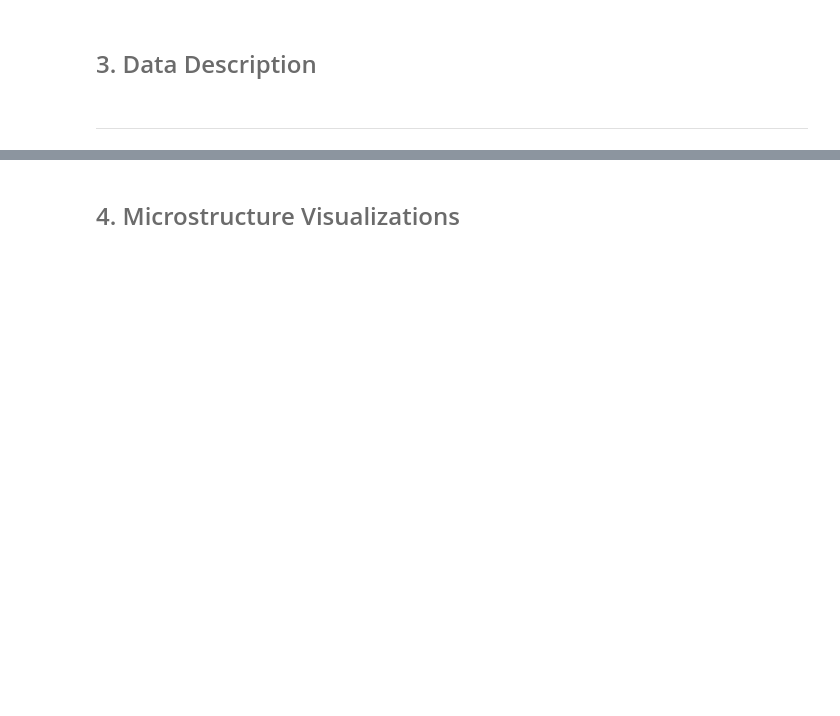
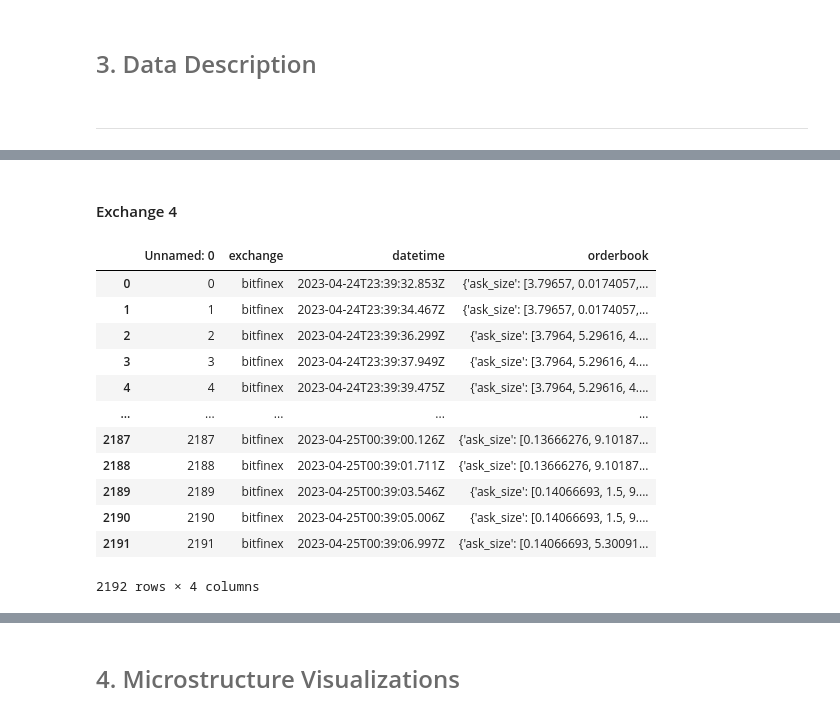
Before and after one commit to Tania-Bell/MyST_Lab4, a Jupyter notebook: notebook.ipynb, the cells around one changed output, grey strips where cells are left out. Saved outputs shown, nothing was run; the diff lists cells and outputs as text; code cells hidden in the pictures; blank space fills up the shorter version.

```diff
--- a/notebook.ipynb
+++ b/notebook.ipynb
@@ -204,0 +206,18 @@ series["bitfinex_ETHUSDT"].head()
+# %% [markdown]
+#### Exchange 4
+# %%
+pd.read_csv("files/"+data_files[3])
+# %% [output]
+|  | Unnamed: 0 | exchange | datetime | orderbook |
+| 0 | 0 | bitfinex | 2023-04-24T23:39:32.853Z | {'ask_size': [3.79657, 0.0174057,... |
+| 1 | 1 | bitfinex | 2023-04-24T23:39:34.467Z | {'ask_size': [3.79657, 0.0174057,... |
+| 2 | 2 | bitfinex | 2023-04-24T23:39:36.299Z | {'ask_size': [3.7964, 5.29616, 4.... |
+| 3 | 3 | bitfinex | 2023-04-24T23:39:37.949Z | {'ask_size': [3.7964, 5.29616, 4.... |
+| 4 | 4 | bitfinex | 2023-04-24T23:39:39.475Z | {'ask_size': [3.7964, 5.29616, 4.... |
+| ... | ... | ... | ... | ... |
+| 2187 | 2187 | bitfinex | 2023-04-25T00:39:00.126Z | {'ask_size': [0.13666276, 9.10187... |
+| 2188 | 2188 | bitfinex | 2023-04-25T00:39:01.711Z | {'ask_size': [0.13666276, 9.10187... |
+| 2189 | 2189 | bitfinex | 2023-04-25T00:39:03.546Z | {'ask_size': [0.14066693, 1.5, 9.... |
+| 2190 | 2190 | bitfinex | 2023-04-25T00:39:05.006Z | {'ask_size': [0.14066693, 1.5, 9.... |
+| 2191 | 2191 | bitfinex | 2023-04-25T00:39:06.997Z | {'ask_size': [0.14066693, 5.30091... |
+2192 rows × 4 columns
```
Also changed, not shown: parts of 51 cells of this notebook, 12 other files.
